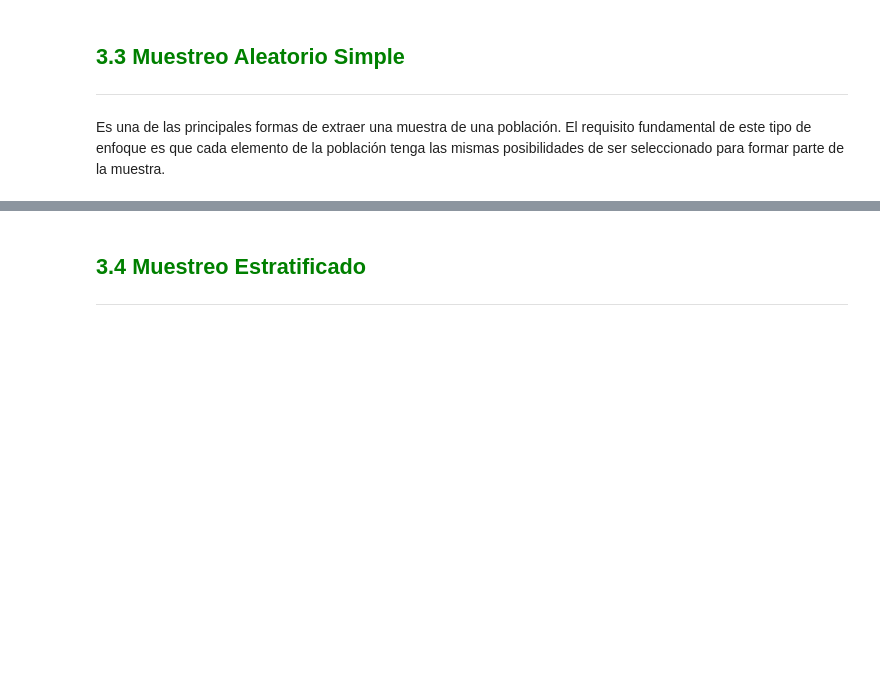
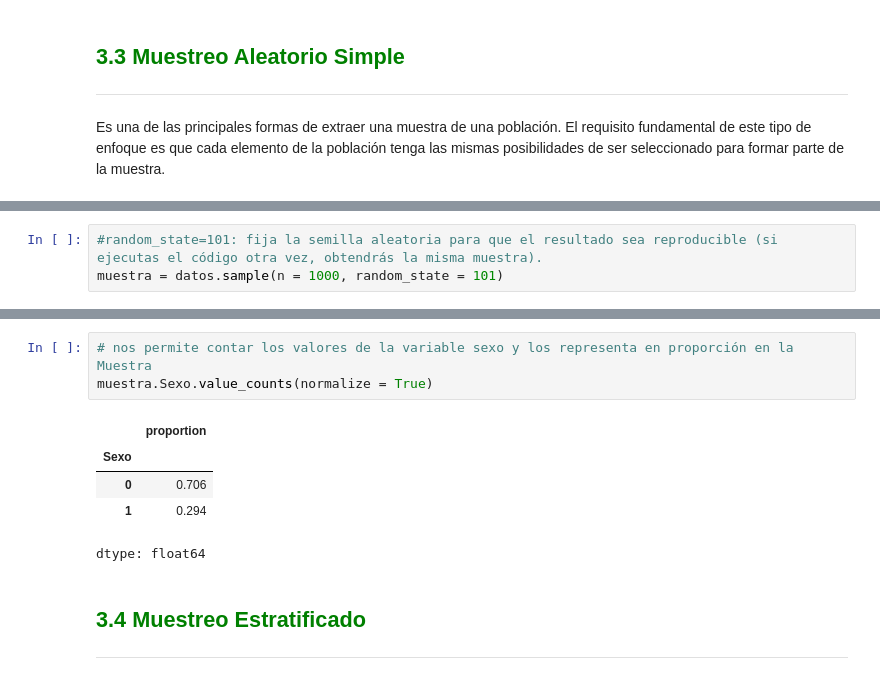
Before and after one commit to Starleen1996/Machine-Learning, a Jupyter notebook: Inicial.ipynb, the cells around one changed output, grey strips where cells are left out. Drawn from its saved outputs; the diff is of its cells as text; blank space fills up the shorter version.

```diff
--- a/Inicial.ipynb
+++ b/Inicial.ipynb
@@ -1078,0 +1087,3 @@ Es una de las principales formas de extraer una muestra de una población. El re
+# %%
+#random_state=101: fija la semilla aleatoria para que el resultado sea reproducible (si ejecutas el código otra vez, obtendrás la misma muestra).
+muestra = datos.sample(n = 1000, random_state = 101)
@@ -1079,3 +1107,12 @@ Es una de las principales formas de extraer una muestra de una población. El re
+# %%
+# nos permite contar los valores de la variable sexo y los representa en proporción en la Muestra
+muestra.Sexo.value_counts(normalize = True)
+# %% [output]
+|  | proportion |
+| Sexo |  |
+| 0 | 0.706 |
+| 1 | 0.294 |
+dtype: float64
 # %% [markdown]
 ## <font color=green>3.4 Muestreo Estratificado</font>
 ***
```
Also changed, not shown: parts of 5 cells of this notebook.
